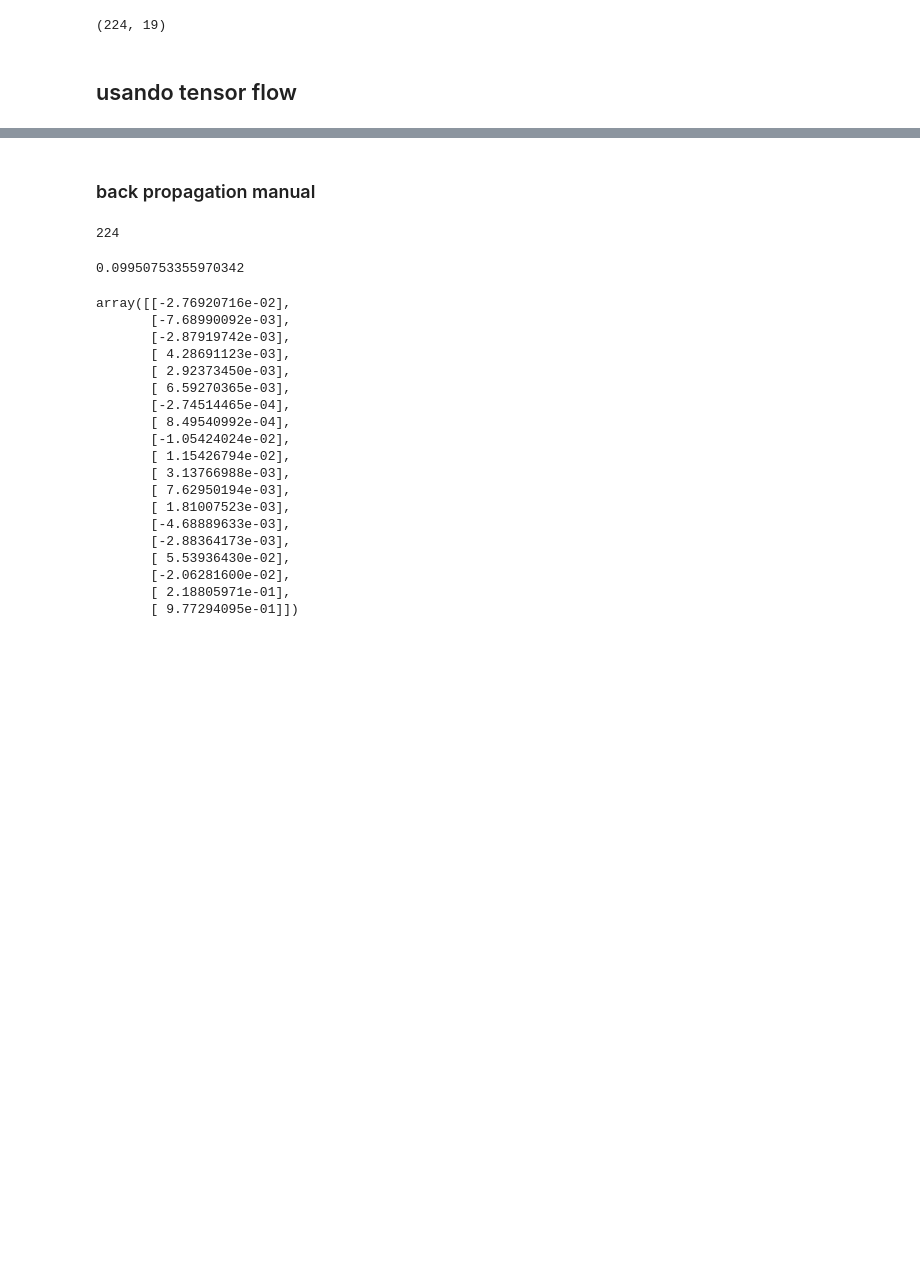
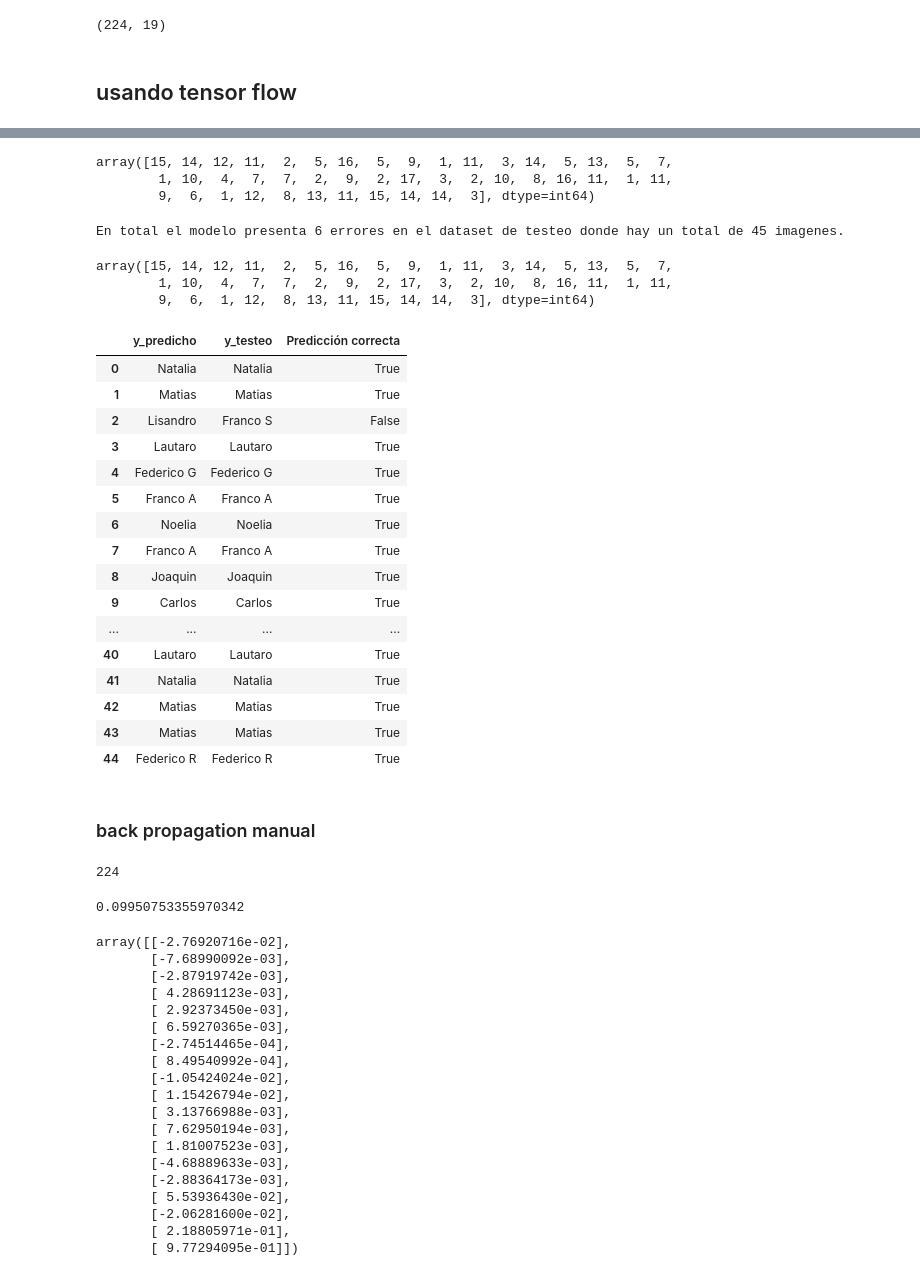
Before and after one commit to NoeSin/caras_grupo4, a Jupyter notebook: scripts/PCA-Caras.ipynb, the cells around one changed output, grey strips where cells are left out. Cells and saved outputs as stored; diff of their text form; code cells hidden in the pictures; blank space fills up the shorter version.

```diff
--- a/scripts/PCA-Caras.ipynb
+++ b/scripts/PCA-Caras.ipynb
@@ -783,3 +791,12 @@ array([[1, 0, 0, ..., 0, 0, 0],
        [0, 0, 0, ..., 0, 0, 1],
        [0, 0, 0, ..., 0, 0, 1],
        [0, 0, 0, ..., 0, 0, 1]])
+# %%
+from sklearn.preprocessing import  LabelBinarizer
+# Convertir los valores de la var categórica en números
+#salida_lista = LabelBinarizer().fit_transform(image_person) #convierte los nombres (var categorica) en vextores con un 1 en la posicion del nombre
+#correspondiente, tiene un renglon por foto y el vector una columna por nombre solo un 1 en el nombre de la persona de la foto
+
+
+label_binarizer = LabelBinarizer()
+salida_lista = label_binarizer.fit_transform(image_person)
@@ -788,7 +815,7 @@ salida_lista.shape
 # %% [output]
 (224, 19)
 # %%
-X = new_faces_array_transformed
+X = imagenes_pca_reducidas
 Y = salida_lista
 
 # Normalización de las entradas
@@ -807,15 +863,12 @@ epoch_limit = 30
 # %%
 import tensorflow as tf
-from sklearn.model_selection import train_test_split
 
-# Dividir los datos en conjuntos de entrenamiento y prueba
-X_train, X_test, Y_train, Y_test = train_test_split(X, Y, test_size=0.2, random_state=42)
 
 # Definir el modelo de red neuronal
 model = tf.keras.Sequential([
-    tf.keras.layers.Input(shape=(60,)),  # Capa de entrada con 60 características - Cantidad de componentes PCA
-    tf.keras.layers.Dense(213, activation='relu'),  # Capa oculta con 213 neuronas y función de activación ReLu (trasmite la infoamción generada por la combinación lineal de los pesos y las entredas, especificamente ReLu permite la propagación hacia atrás efectiva)
-                                                    # ReLu genera una salida igual a cero cuando la entrada (z) sea negativa, y una salida igual a la entrefa cuando está última es positiva.
+    tf.keras.layers.Input(shape=(num_componentes,)),  # Capa de entrada con 60 características - Cantidad de componentes PCA
+    tf.keras.layers.Dense(128, activation='relu'),  # Capa oculta con 128 neuronas y función de activación ReLu (trasmite la infoamción generada por la combinación lineal de los pesos y las entredas, especificamente ReLu permite la propagación hacia atrás efectiva)
+                                                    # ReLu genera una salida igual a cero cuando la entrada (z) sea negativa, y una salida igual a la entrada cuando está última es positiva.
     tf.keras.layers.Dense(cantidad_personas, activation='softmax') # Capa de salida con 18 neuronas y función de activación Softmax (La función calcula la distribución de probabilidades del evento sobre "n" eventos diferentes)
                                                     # Convierte los datos en probabilidades y la suma de las probabilidades da como resultado 1.
 ])
@@ -830,6 +883,6 @@ model.compile(optimizer='adam', # El optimizador ajusta los parámetros de la re
 
 
 # Entrenar el modelo
-history = model.fit(X_train, Y_train, epochs=epoch_limit, batch_size=32, validation_data=(X_test, Y_test)) # ANALIZAR GUARDAR LOS RESULTADOS
+histort=model.fit(X_train, Y_train, epochs=epoch_limit, batch_size=32, validation_data=(X_test, Y_test)) # ANALIZAR GUARDAR LOS RESULTADOS
 # %% [output]
 Epoch 1/30
@@ -890,0 +946,6 @@ Foto 45: Predicción = 14, Probabilidades = [6.8427008e-03 3.6692142e-03 2.15733
+# %%
+y_predicted = model.predict(X_test)
+y_predicho = np.argmax(y_predicted, axis=1)
+y_testeo = np.argmax(Y_test, axis=1).reshape(-1, )
+error_i = (y_predicho - y_testeo != 0)
+error_i
@@ -891,3 +959,51 @@ Foto 45: Predicción = 14, Probabilidades = [6.8427008e-03 3.6692142e-03 2.15733
+# %%
+y_predicho
+# %% [output]
+array([15, 14, 12, 11,  2,  5, 16,  5,  9,  1, 11,  3, 14,  5, 13,  5,  7,
+        1, 10,  4,  7,  7,  2,  9,  2, 17,  3,  2, 10,  8, 16, 11,  1, 11,
+        9,  6,  1, 12,  8, 13, 11, 15, 14, 14,  3], dtype=int64)
+# %%
+# Cuántos hay
+print('En total el modelo presenta {} errores en el dataset de testeo donde hay un total de {} imagenes.'.format(np.sum(error_i), len(X_test)))
+# %% [output]
+En total el modelo presenta 6 errores en el dataset de testeo donde hay un total de 45 imagenes.
+# %%
+y_predicho
+# %% [output]
+array([15, 14, 12, 11,  2,  5, 16,  5,  9,  1, 11,  3, 14,  5, 13,  5,  7,
+        1, 10,  4,  7,  7,  2,  9,  2, 17,  3,  2, 10,  8, 16, 11,  1, 11,
+        9,  6,  1, 12,  8, 13, 11, 15, 14, 14,  3], dtype=int64)
+# %%
+# Convertir índices de clases a nombres de clases
+y_test_names = label_binarizer.inverse_transform(Y_test) #reales de test
+y_pred_names = label_binarizer.inverse_transform(y_predicted)
+
+
+# Crear DataFrame
+tabla_resultados = pd.DataFrame({
+    'y_predicho': y_pred_names,
+    'y_testeo': y_test_names
+})
+tabla_resultados['Predicción correcta'] = tabla_resultados['y_predicho'] == tabla_resultados['y_testeo']
+tabla_resultados
+# %% [output]
+|  | y_predicho | y_testeo | Predicción correcta |
+| 0 | Natalia | Natalia | True |
+| 1 | Matias | Matias | True |
+| 2 | Lisandro | Franco S | False |
+| 3 | Lautaro | Lautaro | True |
+| 4 | Federico G | Federico G | True |
+| 5 | Franco A | Franco A | True |
+| 6 | Noelia | Noelia | True |
+| 7 | Franco A | Franco A | True |
+| 8 | Joaquin | Joaquin | True |
+| 9 | Carlos | Carlos | True |
+| ... | ... | ... | ... |
+| 40 | Lautaro | Lautaro | True |
+| 41 | Natalia | Natalia | True |
+| 42 | Matias | Matias | True |
+| 43 | Matias | Matias | True |
+| 44 | Federico R | Federico R | True |
 # %% [markdown]
 ### back propagation manual
 # %%
```
Also changed, not shown: parts of 22 cells of this notebook.
